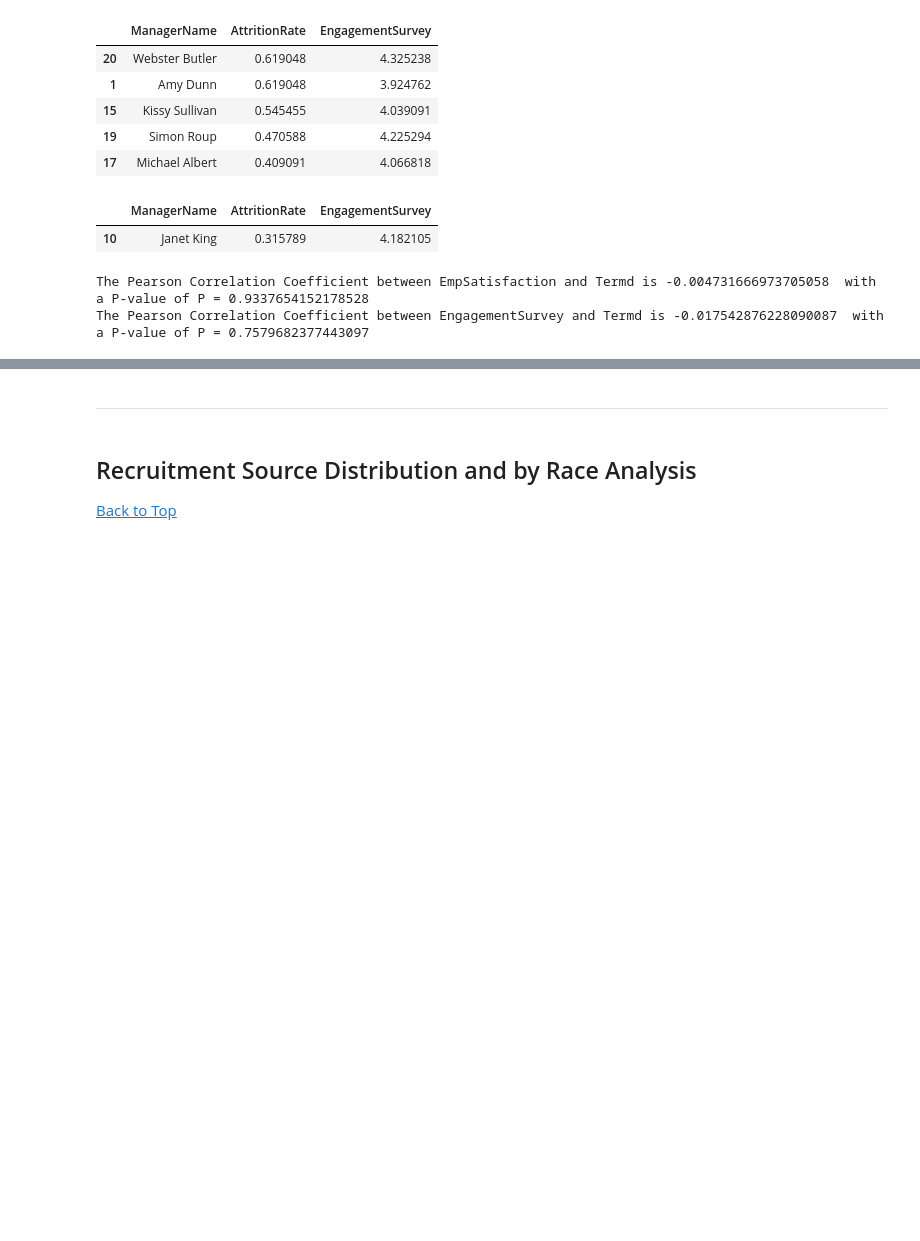
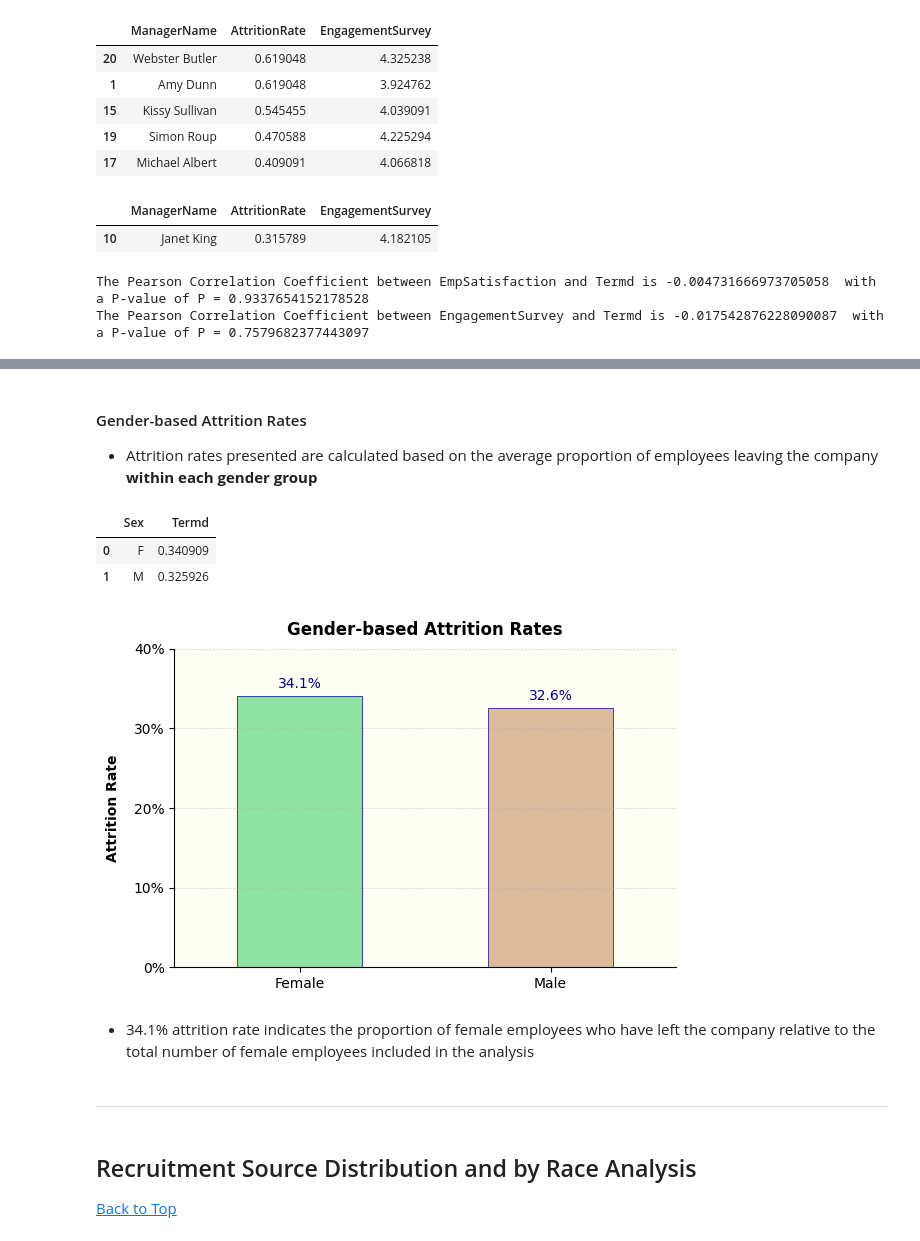
Before and after one commit to DanPkg/HR-Analytics-Insights-Project, a Jupyter notebook: human-resources-dataset-analysis-and-insights.ipynb, the cells around one changed output, grey strips where cells are left out. Drawn from its saved outputs; the diff is of its cells as text; code cells hidden in the pictures; blank space fills up the shorter version.

Commit message:
Kaggle Notebook | Human Resources Dataset Analysis and Insights | Version 78

```diff
--- a/human-resources-dataset-analysis-and-insights.ipynb
+++ b/human-resources-dataset-analysis-and-insights.ipynb
@@ -2727 +2825,68 @@ The Pearson Correlation Coefficient between EngagementSurvey and Termd is -0.017
+# %% [markdown]
+#### Gender-based Attrition Rates
+* Attrition rates presented are calculated based on the average proportion of employees leaving the company **within each gender group**
+# %%
+gender_attrition_df = df.groupby('Sex')['Termd'].mean()
+gender_attrition_df.reset_index()
+# %% [output]
+|  | Sex | Termd |
+| 0 | F | 0.340909 |
+| 1 | M | 0.325926 |
+# %%
+# Generate a pastel color palette.
+pastel_colors = generate_pastel_palette(6)
+
+# Set custom colors for 'Female' and 'Male' categories.
+female_color = pastel_colors[2]
+male_color = pastel_colors[5]
+
+bar_width = 0.5 # custom bar width.
+
+# Plot the bar plot.
+fig, ax = plt.subplots(figsize=(6,4))
+ax.set_facecolor(chart_bg_color)
+
+# Set y-label ticks to display percentages
+yticks = np.arange(0, 1.01, 0.10)
+ax.set_yticks(yticks)
+ax.set_yticklabels([f'{tick:.0%}' for tick in yticks])
+
+# Get the current tick positions and labels.
+ticks = ax.get_xticklabels()
+
+# Adjust the position of the tick labels slightly to the left.
+for tick in ticks:
+    tick.set_horizontalalignment('center')
+    tick.set_x(-0.5)
+
+# Hide spines
+ax.spines['top'].set_visible(False)
+ax.spines['right'].set_visible(False)
+
+# Plot the bar plot
+gender_attrition_df.plot(kind='bar',
+        color=[female_color, male_color], edgecolor=bar_edge_color, linewidth=0.5, width=bar_width)
+
+# Add x-axis labels.
+plt.xticks(range(len(gender_attrition_df)), ['Female', 'Male'], rotation=0)
+
+# Annotate bars with percentages.
+for i, rate in enumerate(gender_attrition_df.values):
+    if rate > 0.00:
+        ax.text(i, rate + 0.01, f'{rate:.1%}', ha='center', color='darkblue', fontsize=10)
+
+# Add labels and title
+plt.xlabel('', fontsize=12)
+plt.ylabel('Attrition Rate', fontweight='bold', labelpad=10)
+plt.title('Gender-based Attrition Rates', fontweight='bold', pad=10)
+
+# Display plot
+plt.tight_layout()
+plt.ylim(0, 0.40)
+plt.grid(True, alpha=0.70, axis='y', linestyle=':')
+plt.show()
+# %% [output]
+[figure, added]
+# %% [markdown]
+* 34.1% attrition rate indicates the proportion of female employees who have left the company relative to the total number of female employees included in the analysis
 # %%
```
Also changed, not shown: parts of 11 cells of this notebook.
